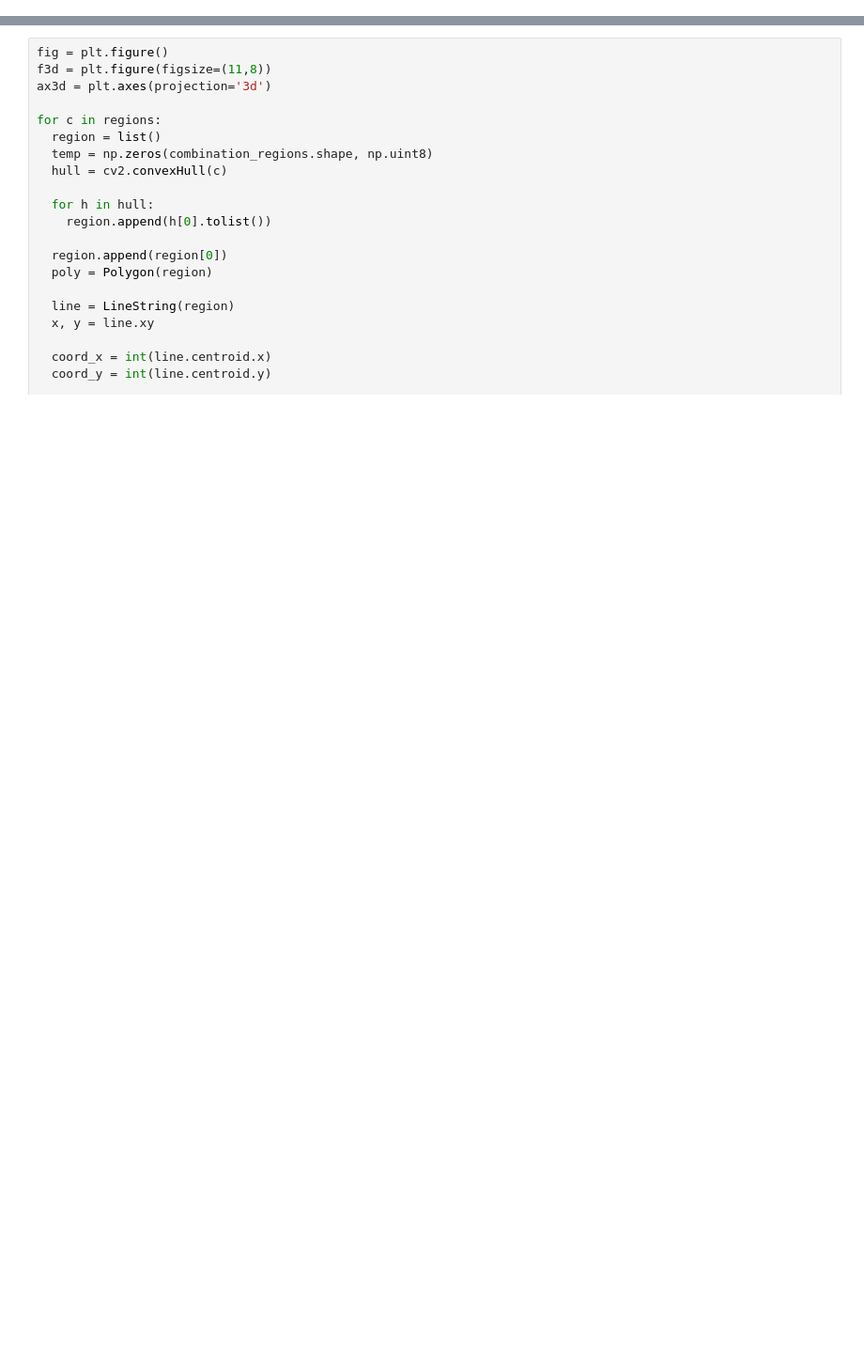
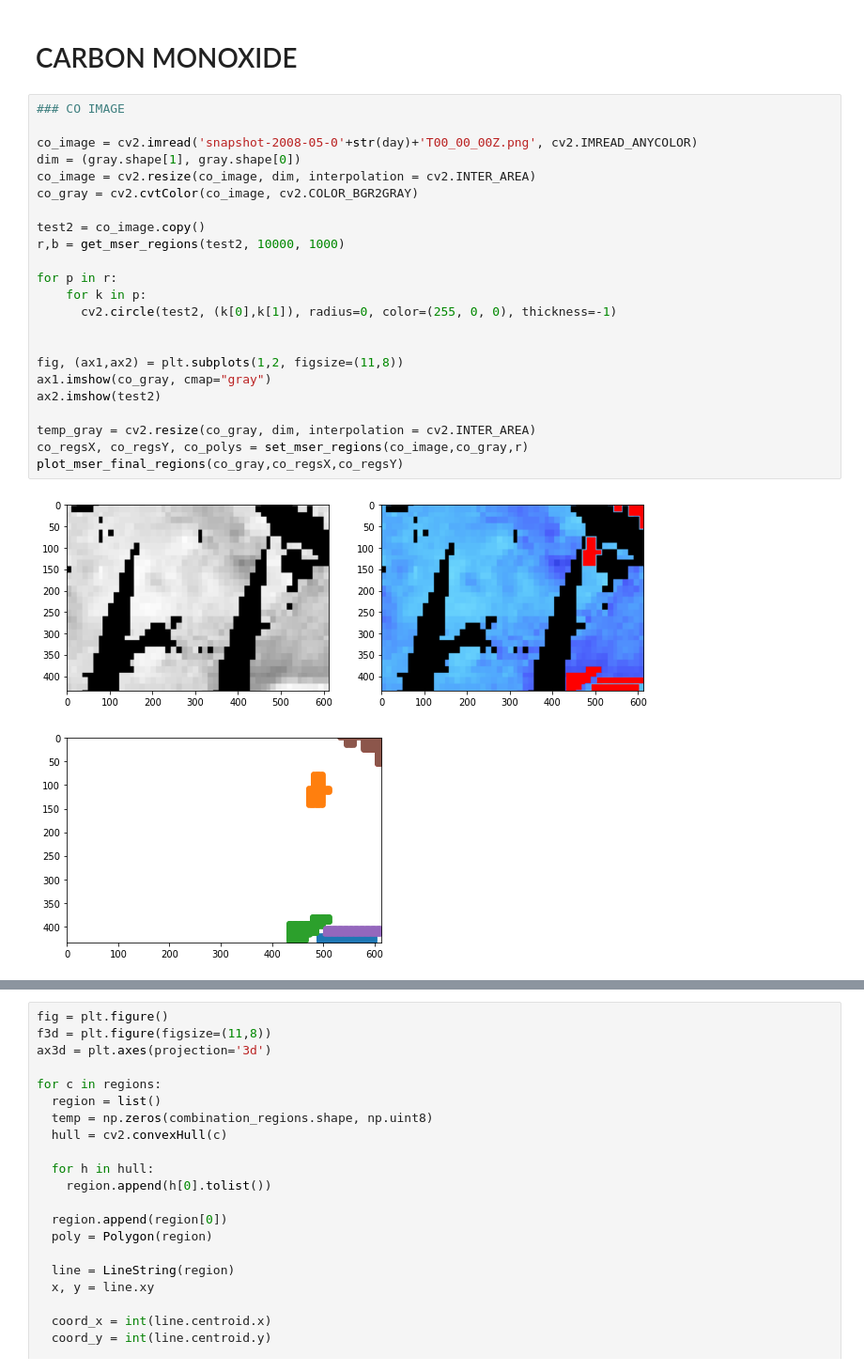
Before and after one commit to kmiloarguello/ozone-pollution, a Jupyter notebook: main.ipynb, the cells around one changed output, grey strips where cells are left out. Shown at 94% size. Saved outputs shown, nothing was run; the diff lists cells and outputs as text; blank space fills up the shorter version.

```diff
--- a/main.ipynb
+++ b/main.ipynb
@@ -482,0 +648,28 @@ for i, level_regions in enumerate(mix_regions[3:]):
+# %% [markdown]
+# CARBON MONOXIDE
+# %%
+### CO IMAGE
+
+co_image = cv2.imread('snapshot-2008-05-0'+str(day)+'T00_00_00Z.png', cv2.IMREAD_ANYCOLOR)
+dim = (gray.shape[1], gray.shape[0])
+co_image = cv2.resize(co_image, dim, interpolation = cv2.INTER_AREA)
+co_gray = cv2.cvtColor(co_image, cv2.COLOR_BGR2GRAY)
+
+test2 = co_image.copy()
+r,b = get_mser_regions(test2, 10000, 1000)
+
+for p in r:
+    for k in p:
+      cv2.circle(test2, (k[0],k[1]), radius=0, color=(255, 0, 0), thickness=-1)
+
+
+fig, (ax1,ax2) = plt.subplots(1,2, figsize=(11,8))
+ax1.imshow(co_gray, cmap="gray")
+ax2.imshow(test2)
+
+temp_gray = cv2.resize(co_gray, dim, interpolation = cv2.INTER_AREA)
+co_regsX, co_regsY, co_polys = set_mser_regions(co_image,co_gray,r)
+plot_mser_final_regions(co_gray,co_regsX,co_regsY)
+# %% [output]
+[figure, added]
+[figure, added]
```
Also changed, not shown: parts of 50 cells of this notebook.
